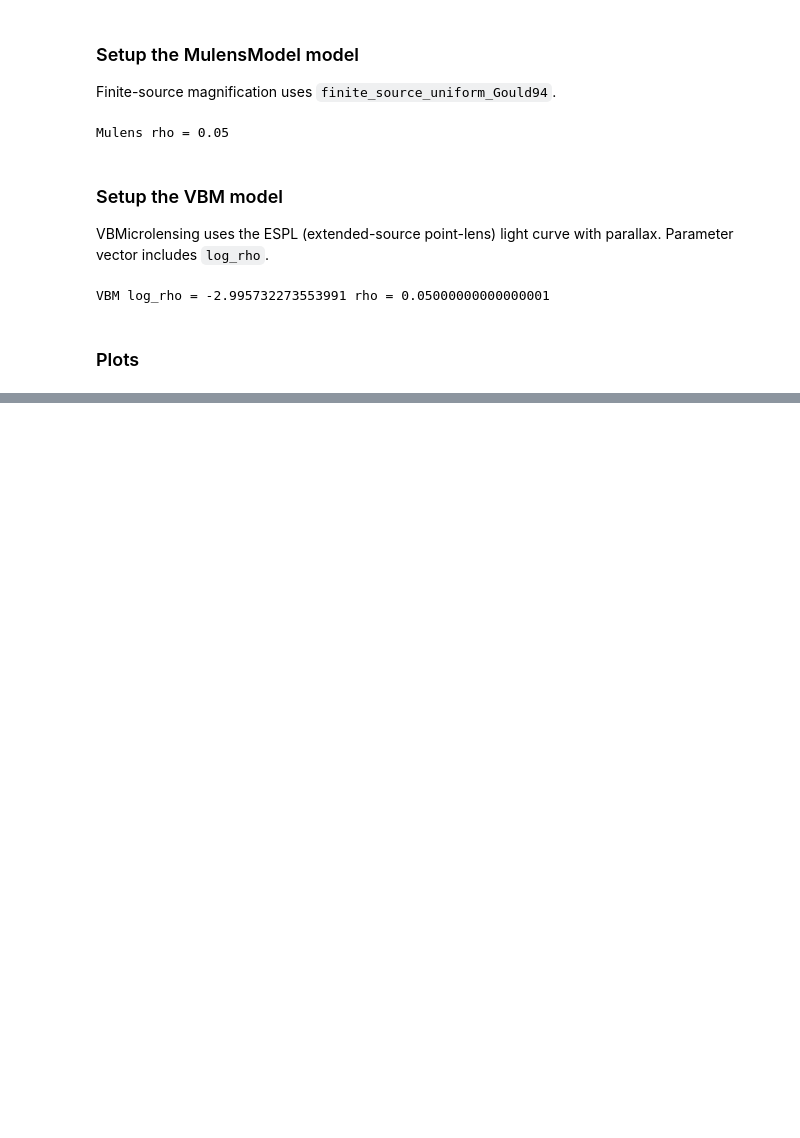
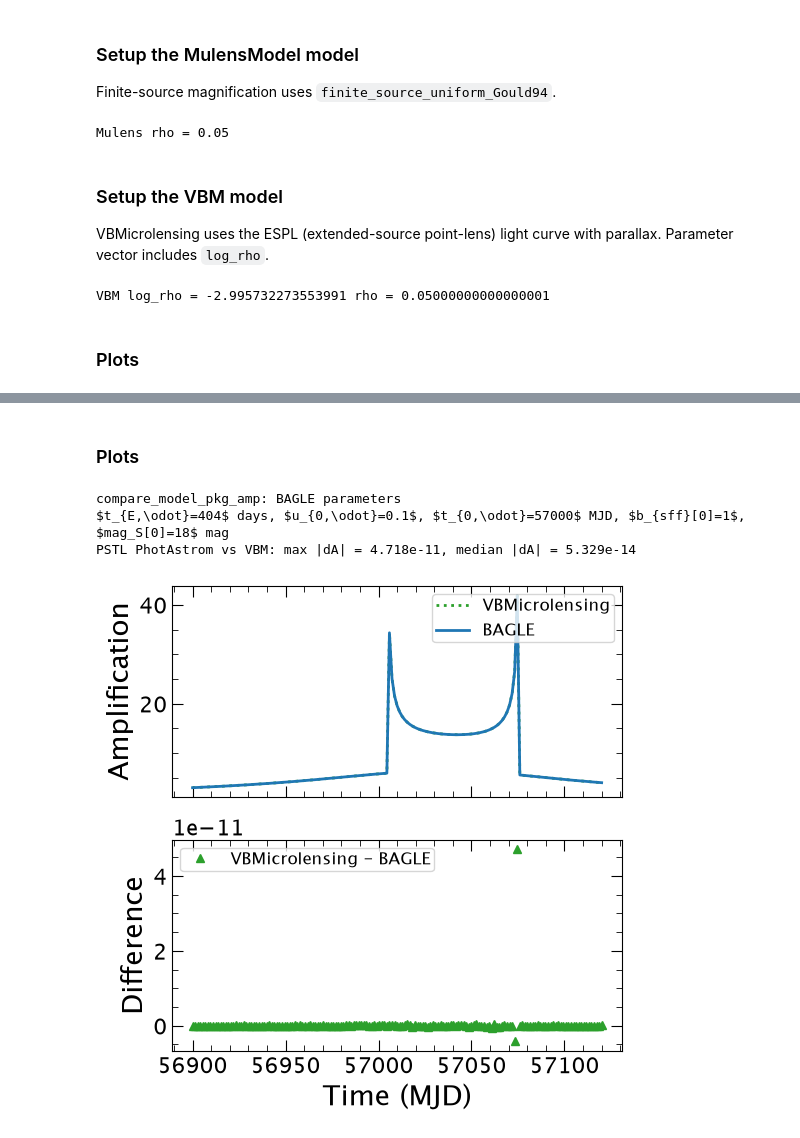
Before and after one commit to MovingUniverseLab/BAGLE_Microlensing, a Jupyter notebook: docs/notebooks/example_compare_packages.ipynb, the cells around one changed output, grey strips where cells are left out. Drawn from its saved outputs; the diff is of its cells as text; code cells hidden in the pictures; blank space fills up the shorter version.

```diff
--- a/docs/notebooks/example_compare_packages.ipynb
+++ b/docs/notebooks/example_compare_packages.ipynb
@@ -322,0 +441,34 @@ $t_{E,\odot}=100$ days, $u_{0,\odot}=0.0$, $t_{0,\odot}=55775$ MJD, $b_{sff}[0]=
+# %%
+bagle_mod = model.PSTL_PhotAstrom_noPar_Param1(
+    10.0, 5.0, 2.0, 57000.0,
+    np.array([0.0]), np.array([0.01]),
+    0.4, 0.0, 0.0, 3.0, 2.0,
+    4.0, -3.0, 2000.0, 4000.0,
+    90.0, 45.0, np.array([1.0]), np.array([18.0]),
+    np.array([20.0]), dmag_Lp_Lt=np.array([-20.0]),
+    root_tol=1e-4)
+
+time_mjd = np.linspace(56900.0, 57120.0, 161)
+
+# Host thetaE is the 1-2 pair; VBM needs the total-mass Einstein radius.
+m_tot = bagle_mod.mLp + bagle_mod.mLs + bagle_mod.mLt
+thetaE_tot_as = (bagle_mod.thetaE_amp * 1e-3
+                 * np.sqrt(m_tot / (bagle_mod.mLp + bagle_mod.mLs)))
+
+xS = np.asarray(bagle_mod.get_source_astrometry_unlensed(time_mjd))
+x0 = np.asarray(bagle_mod.get_lens_origin_astrometry(time_mjd))
+xL = np.asarray(bagle_mod.get_resolved_lens_astrometry(time_mjd))
+
+u_pa = (xS - x0) / thetaE_tot_as
+uL_pa = (xL - x0[:, None, :]) / thetaE_tot_as
+m_ein = np.array([bagle_mod.mLp, bagle_mod.mLs, bagle_mod.mLt]) / m_tot
+
+# Static triple: offsets are constant in the 1-2 origin frame.
+lenses_pa = np.column_stack([uL_pa[len(time_mjd) // 2], m_ein])
+amp_vbmicr = vbm_multimag0(lenses_pa, u_pa)
+
+print('thetaE_12 (mas) =', bagle_mod.thetaE_amp)
+print('thetaE_tot (mas) =', thetaE_tot_as * 1e3)
+print('VBM mass fractions =', m_ein, 'sum =', m_ein.sum())
+print('VBM lens table [E, N, m]:')
+print(lenses_pa)
@@ -322,0 +483,16 @@ $t_{E,\odot}=100$ days, $u_{0,\odot}=0.0$, $t_{0,\odot}=55775$ MJD, $b_{sff}[0]=
+# %% [markdown]
+### Plots
+# %%
+plot_models.compare_model_pkg_phot_amp(
+    bagle_mod, time_mjd, amp_vbmicr=amp_vbmicr,
+    savefile='compare_model_pkg_phot_amp_pstl_photastrom.png')
+
+amp_bagle = bagle_mod.get_amplification(time_mjd)
+dA = amp_vbmicr - amp_bagle
+print('PSTL PhotAstrom vs VBM: max |dA| = %.3e, median |dA| = %.3e'
+      % (np.max(np.abs(dA)), np.median(np.abs(dA))))
+# %% [output]
+compare_model_pkg_amp: BAGLE parameters
+$t_{E,\odot}=404$ days, $u_{0,\odot}=0.1$, $t_{0,\odot}=57000$ MJD, $b_{sff}[0]=1$, $mag_S[0]=18$ mag
+PSTL PhotAstrom vs VBM: max |dA| = 4.718e-11, median |dA| = 5.329e-14
+[figure, added]
```
Also changed, not shown: parts of 13 cells of this notebook, 44 other files.
